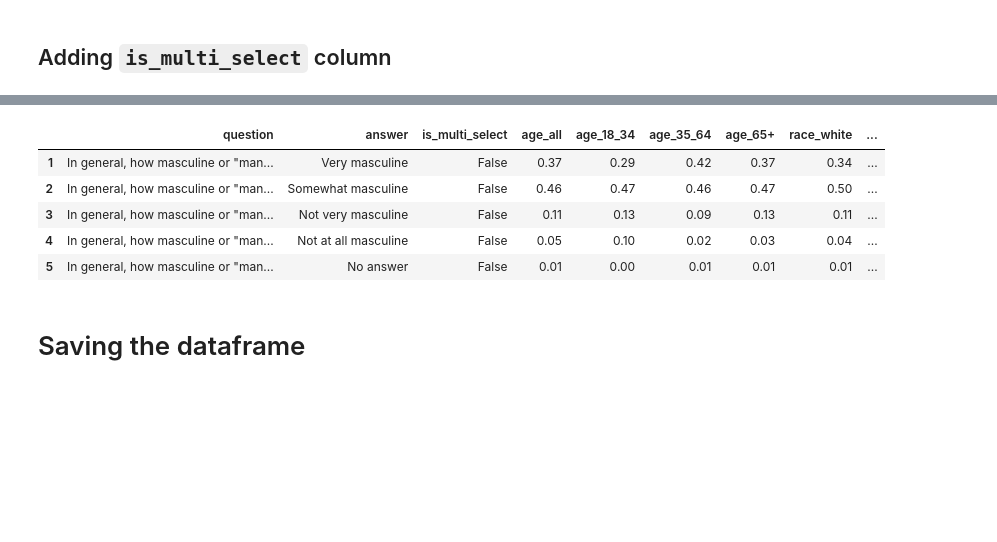
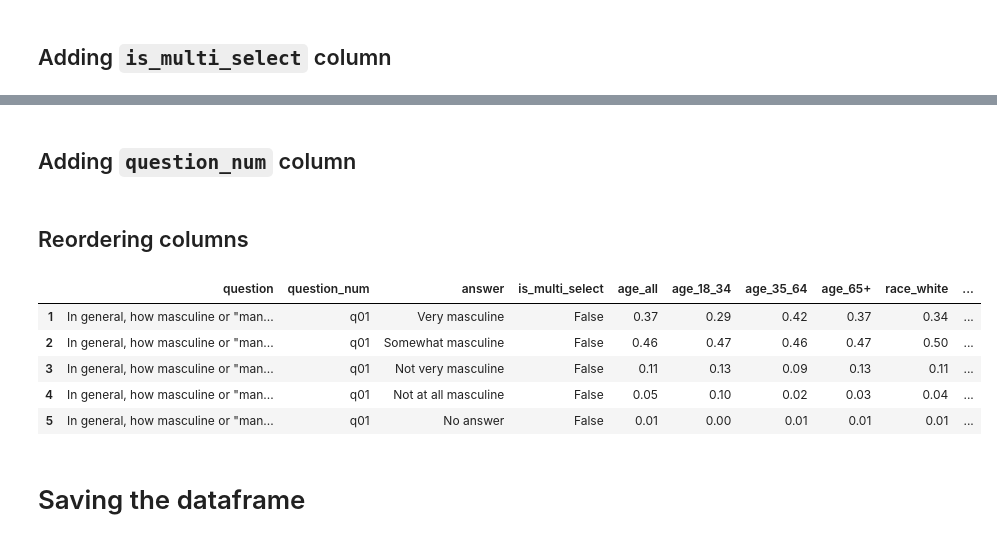
Before and after one commit to andrew-jisan-yoon/exploring-mascul-survey, a Jupyter notebook: cleaning-survey.ipynb, the cells around one changed output, grey strips where cells are left out. Cells and saved outputs as stored; diff of their text form; code cells hidden in the pictures; blank space fills up the shorter version.

Commit message:
added question_num column for easy exploration

```diff
--- a/cleaning-survey.ipynb
+++ b/cleaning-survey.ipynb
@@ -148,16 +158,56 @@ survey_wip = survey_wip.dropna(how='all', subset=non_questions)
+# %% [markdown]
+## Adding `question_num` column
+# %%
+question_dict = {'In general, how masculine or "manly" do you feel?':"q01",
+                 'How important is it to you that others see you as masculine?':"q02",
+                 'Where have you gotten your ideas about what it means to be a good man? (Select all that apply.)':"q04",
+                 'Do you think that society puts pressure on men in a way that is unhealthy or bad for them?':"q05",
+                 'Ask a friend for professional advice':"q07_01",
+                 'Ask a friend for personal advice':"q07_02",
+                 'Express physical affection to male friends, like hugging, rubbing shoulders':"q07_03",
+                 'Cry':"q07_04",
+                 'Get in a physical fight with another person':"q07_05",
+                 'Have sexual relations with women, including anything from kissing to sex':"q07_06",
+                 'Have sexual relations with men, including anything from kissing to sex':"q07_07",
+                 'Watch sports of any kind':"q07_08",
+                 'Work out':"q07_09",
+                 'See a therapist':"q07_10",
+                 'Feel lonely or isolated':"q07_11",
+                 'Which of the following do you worry about on a daily or near daily basis? (Select all that apply.)':"q08",
+                 'Which of the following categories best describes your employment status?':"q09",
+                 'AMONG EMPLOYED: In which of the following ways would you say it?s an advantage to be a man at your work right now? (Select all that apply).':"q10",
+                 'AMONG EMPLOYED: In which of the following ways would you say it?s a disadvantage to be a man at your work right now? (Select all that apply.)':"q11",
+                 'AMONG EMPLOYED: Have you seen or heard of a sexual harassment incident at your work? If so, how did you respond? (Select all that apply.)':"q12",
+                 'AMONG THOSE WHO DID NOT RESPOND TO HARASSMENT: And which of the following is the main reason you did not respond?':"q13",
+                 'AMONG EMPLOYED: How much have you heard about the #MeToo movement?':"q14",
+                 "AMONG EMPLOYED WHO'VE HEARD OF METOO: As a man, would you say you think about your behavior at work differently in the wake of #MeToo?":"q15",
+                 "Do you typically feel as though you're expected to make the first move in romantic relationships?":"q17",
+                 'How often do you try to be the one who pays when on a date?':"q18",
+                 'AMONG THOSE WHO TRY TO PAY ON FIRST DATE: Which of the following are reasons why you try to pay on dates? (Select all that apply).':"q19",
+                 'When you want to be physically intimate with someone, how do you gauge their interest? (Select all that apply.)':"q20",
+                 'Over the past 12 months, when it comes to sexual boundaries, which of the following things have you done? (Select all that apply.)':"q21",
+                 'Have you changed your behavior in romantic relationships in the wake of #MeToo movement?':"q22",
+                 'Are you now married, widowed, divorced, separated, or have you never been married?':"q24",
+                 'Do you have any children? (Select all that apply.)':"q25",
+                 'Would you describe your sexual orientation as:':"q26",
+                 'Are you:':"q28",
+                 'What is the last grade of school you completed?':"q29",
+                 'age3':np.nan}
+survey_wip['question_num'] = survey_wip['question'].progress_apply(lambda question : question_dict[question])
+# %% [markdown]
+## Reordering columns
 # %%
-survey_wip['is_multi_select'] = survey_wip['question'].str.contains(r"Select all that apply")
-reordered_cols = ['question', 'answer', 'is_multi_select', 'age_all', 'age_18_34', 'age_35_64', 'age_65+',
+reordered_cols = ['question', "question_num", 'answer', 'is_multi_select', 'age_all', 'age_18_34', 'age_35_64', 'age_65+',
                   'race_white', 'race_non_white', 'has_children', 'no_children', 'straight', 'gay_bisexual']
 survey_wip = survey_wip[reordered_cols]
 survey_wip.head()
 # %% [output]
-|  | question | answer | is_multi_select | age_all | age_18_34 | age_35_64 | age_65+ | race_white | ... |
-| 1 | In general, how masculine or "man... | Very masculine | False | 0.37 | 0.29 | 0.42 | 0.37 | 0.34 | ... |
-| 2 | In general, how masculine or "man... | Somewhat masculine | False | 0.46 | 0.47 | 0.46 | 0.47 | 0.50 | ... |
-| 3 | In general, how masculine or "man... | Not very masculine | False | 0.11 | 0.13 | 0.09 | 0.13 | 0.11 | ... |
-| 4 | In general, how masculine or "man... | Not at all masculine | False | 0.05 | 0.10 | 0.02 | 0.03 | 0.04 | ... |
-| 5 | In general, how masculine or "man... | No answer | False | 0.01 | 0.00 | 0.01 | 0.01 | 0.01 | ... |
+|  | question | question_num | answer | is_multi_select | age_all | age_18_34 | age_35_64 | age_65+ | race_white | ... |
+| 1 | In general, how masculine or "man... | q01 | Very masculine | False | 0.37 | 0.29 | 0.42 | 0.37 | 0.34 | ... |
+| 2 | In general, how masculine or "man... | q01 | Somewhat masculine | False | 0.46 | 0.47 | 0.46 | 0.47 | 0.50 | ... |
+| 3 | In general, how masculine or "man... | q01 | Not very masculine | False | 0.11 | 0.13 | 0.09 | 0.13 | 0.11 | ... |
+| 4 | In general, how masculine or "man... | q01 | Not at all masculine | False | 0.05 | 0.10 | 0.02 | 0.03 | 0.04 | ... |
+| 5 | In general, how masculine or "man... | q01 | No answer | False | 0.01 | 0.00 | 0.01 | 0.01 | 0.01 | ... |
 # %% [markdown]
 # Saving the dataframe
 # %%
```
Also changed, not shown: parts of 4 cells of this notebook, 1 other file.
